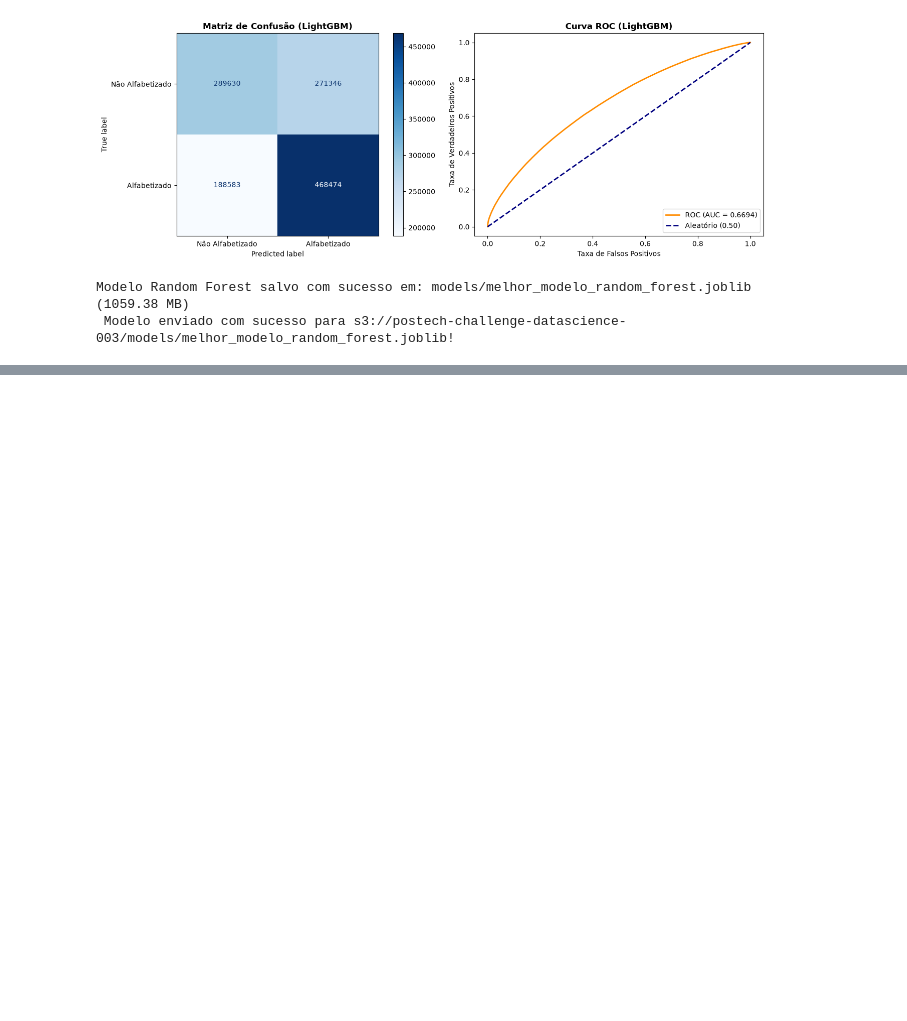
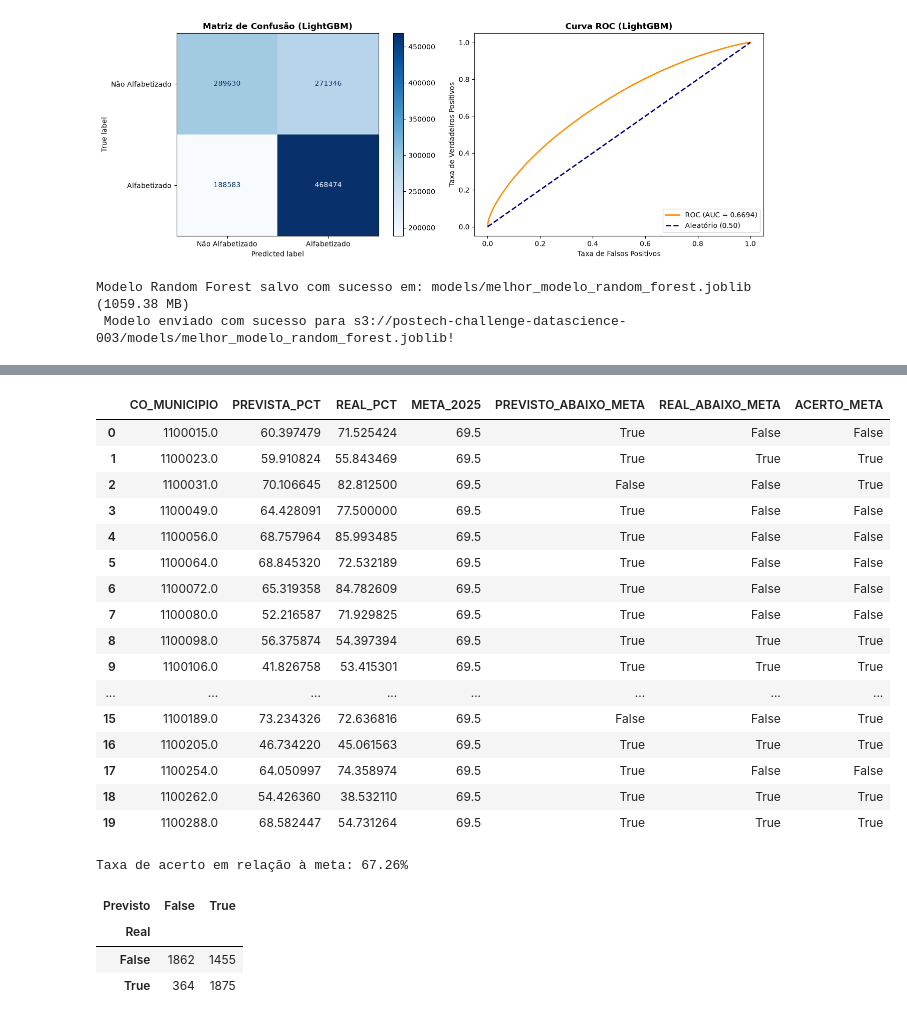
Before and after one commit to LucasRuizMartins/fiap_tech_challenge_03, a Jupyter notebook: notebooks/Pipeline_testeCi.ipynb, the cells around one changed output, grey strips where cells are left out. Drawn from its saved outputs; the diff is of its cells as text; code cells hidden in the pictures; blank space fills up the shorter version.

Commit message:
novo modelo

```diff
--- a/notebooks/Pipeline_testeCi.ipynb
+++ b/notebooks/Pipeline_testeCi.ipynb
@@ -898,0 +2308,11 @@ Modelo Random Forest salvo com sucesso em: models/melhor_modelo_random_forest.jo
+# %%
+from sklearn.metrics import confusion_matrix, classification_report
+
+# Probabilidade de alfabetização
+prob_alf = modelo_lgb.predict_proba(X_test)[:, 1]
+
+# Classificação usando o corte padrão de 50%
+pred_alf = (prob_alf >= 0.5).astype(int)
+
+print(confusion_matrix(y_test, pred_alf))
+print(classification_report(y_test, pred_alf))
@@ -898,0 +2713,66 @@ Modelo Random Forest salvo com sucesso em: models/melhor_modelo_random_forest.jo
+# %%
+# Classificação prevista x realizada em relação à meta de 2025
+
+analise_meta = previsao_municipio_limpa.copy()
+
+analise_meta["PREVISTO_ABAIXO_META"] = (
+    analise_meta["PREVISTA_PCT"] < analise_meta["META_2025"]
+)
+
+analise_meta["REAL_ABAIXO_META"] = (
+    analise_meta["REAL_PCT"] < analise_meta["META_2025"]
+)
+
+# Acerto do modelo
+analise_meta["ACERTO_META"] = (
+    analise_meta["PREVISTO_ABAIXO_META"] ==
+    analise_meta["REAL_ABAIXO_META"]
+)
+# %%
+analise_meta[
+    [
+        "CO_MUNICIPIO",
+        "PREVISTA_PCT",
+        "REAL_PCT",
+        "META_2025",
+        "PREVISTO_ABAIXO_META",
+        "REAL_ABAIXO_META",
+        "ACERTO_META"
+    ]
+].head(20)
+# %% [output]
+|  | CO_MUNICIPIO | PREVISTA_PCT | REAL_PCT | META_2025 | PREVISTO_ABAIXO_META | REAL_ABAIXO_META | ACERTO_META |
+| 0 | 1100015.0 | 60.397479 | 71.525424 | 69.5 | True | False | False |
+| 1 | 1100023.0 | 59.910824 | 55.843469 | 69.5 | True | True | True |
+| 2 | 1100031.0 | 70.106645 | 82.812500 | 69.5 | False | False | True |
+| 3 | 1100049.0 | 64.428091 | 77.500000 | 69.5 | True | False | False |
+| 4 | 1100056.0 | 68.757964 | 85.993485 | 69.5 | True | False | False |
+| 5 | 1100064.0 | 68.845320 | 72.532189 | 69.5 | True | False | False |
+| 6 | 1100072.0 | 65.319358 | 84.782609 | 69.5 | True | False | False |
+| 7 | 1100080.0 | 52.216587 | 71.929825 | 69.5 | True | False | False |
+| 8 | 1100098.0 | 56.375874 | 54.397394 | 69.5 | True | True | True |
+| 9 | 1100106.0 | 41.826758 | 53.415301 | 69.5 | True | True | True |
+| ... | ... | ... | ... | ... | ... | ... | ... |
+| 15 | 1100189.0 | 73.234326 | 72.636816 | 69.5 | False | False | True |
+| 16 | 1100205.0 | 46.734220 | 45.061563 | 69.5 | True | True | True |
+| 17 | 1100254.0 | 64.050997 | 74.358974 | 69.5 | True | False | False |
+| 18 | 1100262.0 | 54.426360 | 38.532110 | 69.5 | True | True | True |
+| 19 | 1100288.0 | 68.582447 | 54.731264 | 69.5 | True | True | True |
+# %%
+taxa_acerto = analise_meta["ACERTO_META"].mean() * 100
+
+print(f"Taxa de acerto em relação à meta: {taxa_acerto:.2f}%")
+# %% [output]
+Taxa de acerto em relação à meta: 67.26%
+# %%
+pd.crosstab(
+    analise_meta["REAL_ABAIXO_META"],
+    analise_meta["PREVISTO_ABAIXO_META"],
+    rownames=["Real"],
+    colnames=["Previsto"]
+)
+# %% [output]
+| Previsto | False | True |
+| Real |  |  |
+| False | 1862 | 1455 |
+| True | 364 | 1875 |
```
Also changed, not shown: parts of 130 cells of this notebook.
